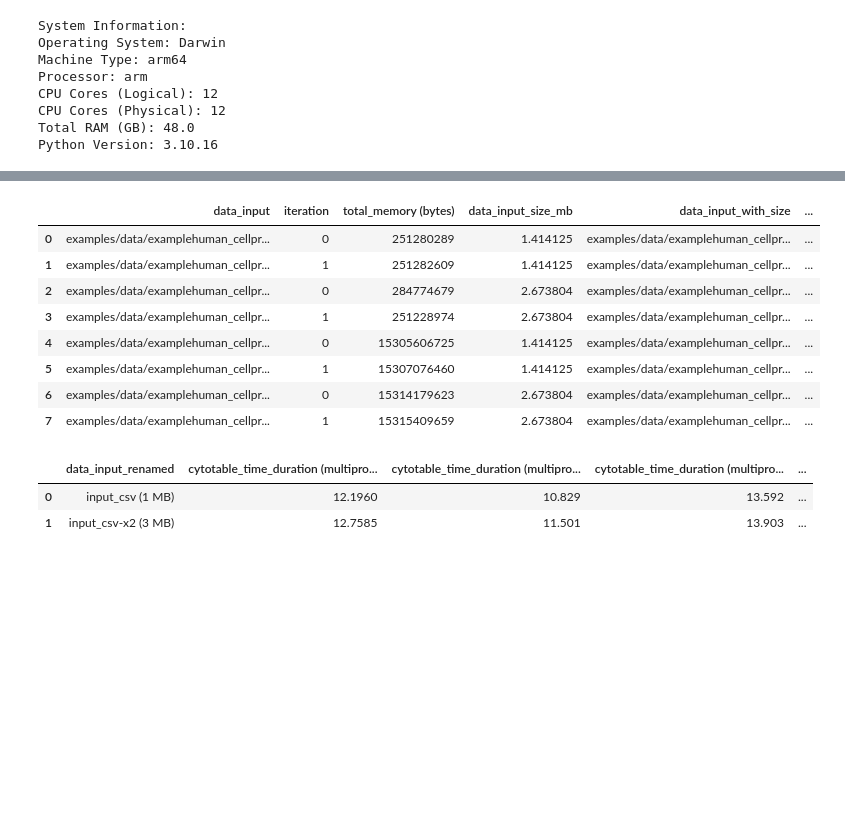
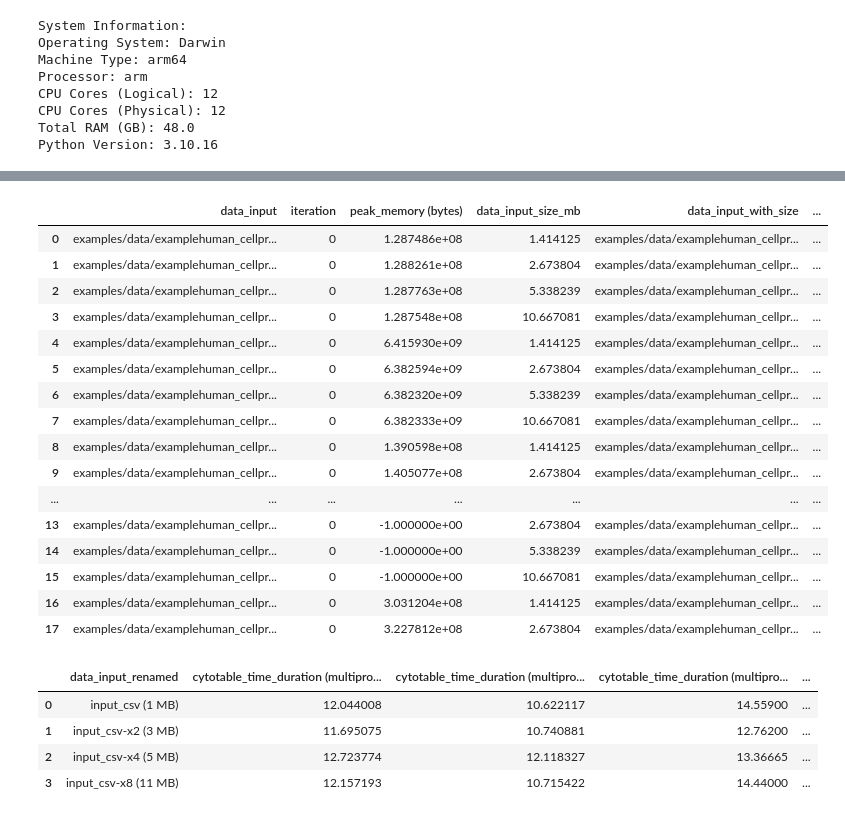
Before and after one commit to cytomining/CytoTable-benchmarks, a Jupyter notebook: notebooks/cytotable_and_pandas_analysis_csv.ipynb, the cells around one changed output, grey strips where cells are left out. Saved outputs shown, nothing was run; the diff lists cells and outputs as text; code cells hidden in the pictures; blank space fills up the shorter version.

```diff
--- a/notebooks/cytotable_and_pandas_analysis_csv.ipynb
+++ b/notebooks/cytotable_and_pandas_analysis_csv.ipynb
@@ -17,10 +17,16 @@ import plotly.express as px
 import plotly.io as pio
 import psutil
 from IPython.display import Image
-from utilities import get_system_info
+from utilities import (
+    get_memory_peak_and_time_duration,
+    get_parsl_peak_memory,
+    get_system_info,
+)
 
 # set plotly default theme
 pio.templates.default = "simple_white"
+# monitoring database for parsl multiprocessing work
+db_file = "runinfo/monitoring.db"
 # %%
 # show the system information
 _ = get_system_info(show_output=True)
@@ -82,18 +88,12 @@ example_data_list = [
     f"{examples_dir}/data/examplehuman_cellprofiler_features_csv-x1024",
     f"{examples_dir}/data/examplehuman_cellprofiler_features_csv-x2048",
     f"{examples_dir}/data/examplehuman_cellprofiler_features_csv-x4096",
-    f"{examples_dir}/data/examplehuman_cellprofiler_features_csv-x8192",
+    f"{examples_dir}/data/examplehuman_cellprofiler_features_csv-x8192"
+    f"{examples_dir}/data/examplehuman_cellprofiler_features_csv-x16384",
 ]
 
 # format for memray time strings
 tformat = "%Y-%m-%d %H:%M:%S.%f%z"
-# %%
-# avoid a "cold start" for tested packages by using them before benchmarks
-for example_file in example_files_list:
-    _ = subprocess.run(
-        ["python", example_file, example_data_list[0]],
-        check=True,
-    )
 # %%
 # Define the Parquet file path
 results_parquet_file = "cytotable_pandas_results.parquet"
@@ -239,9 +213,7 @@ def get_file_size_mb(path):
 
 
 # memory usage in MB
-df_results["total_memory (GB)"] = (
-    df_results["total_memory (bytes)"] / 1024 / 1024 / 1024
-)
+df_results["peak_memory (GB)"] = df_results["peak_memory (bytes)"] / 1024 / 1024 / 1024
 
 # data input size additions for greater context
 df_results["data_input_size_mb"] = df_results["data_input"].apply(get_file_size_mb)
@@ -280,39 +252,47 @@ df_results
 # %%
 # build cols for split reference in the plot
 df_results["cytotable_time_duration (multiprocess) (secs)"] = df_results[
     df_results["file_input"] == "cytotable_convert_examplehuman_multiprocess_csv.py"
 ]["time_duration (secs)"]
-df_results["cytotable_total_memory (multiprocess) (GB)"] = df_results[
+df_results["cytotable_peak_memory (multiprocess) (GB)"] = df_results[
     df_results["file_input"] == "cytotable_convert_examplehuman_multiprocess_csv.py"
-]["total_memory (GB)"]
+]["peak_memory (GB)"]
 df_results["cytotable_time_duration (multithread) (secs)"] = df_results[
     df_results["file_input"] == "cytotable_convert_examplehuman_multithread_csv.py"
 ]["time_duration (secs)"]
-df_results["cytotable_total_memory (multithread) (GB)"] = df_results[
+df_results["cytotable_peak_memory (multithread) (GB)"] = df_results[
     df_results["file_input"] == "cytotable_convert_examplehuman_multithread_csv.py"
-]["total_memory (GB)"]
+]["peak_memory (GB)"]
 df_results["pandas_time_duration (secs)"] = df_results[
     df_results["file_input"] == "pandas_merge_examplehuman_csv.py"
 ]["time_duration (secs)"]
-df_results["pandas_total_memory (GB)"] = df_results[
+df_results["pandas_peak_memory (GB)"] = df_results[
     df_results["file_input"] == "pandas_merge_examplehuman_csv.py"
-]["total_memory (GB)"]
+]["peak_memory (GB)"]
 df_results = (
     df_results.apply(lambda x: pd.Series(x.dropna().values))
-    .drop(["file_input", "time_duration (secs)", "total_memory (GB)"], axis=1)
+    .drop(["file_input", "time_duration (secs)", "peak_memory (GB)"], axis=1)
     .dropna()
 )
 df_results
 # %% [output]
-|  | data_input | iteration | total_memory (bytes) | data_input_size_mb | data_input_with_size | ... |
-| 0 | examples/data/examplehuman_cellpr... | 0 | 251280289 | 1.414125 | examples/data/examplehuman_cellpr... | ... |
-| 1 | examples/data/examplehuman_cellpr... | 1 | 251282609 | 1.414125 | examples/data/examplehuman_cellpr... | ... |
-| 2 | examples/data/examplehuman_cellpr... | 0 | 284774679 | 2.673804 | examples/data/examplehuman_cellpr... | ... |
-| 3 | examples/data/examplehuman_cellpr... | 1 | 251228974 | 2.673804 | examples/data/examplehuman_cellpr... | ... |
-| 4 | examples/data/examplehuman_cellpr... | 0 | 15305606725 | 1.414125 | examples/data/examplehuman_cellpr... | ... |
-| 5 | examples/data/examplehuman_cellpr... | 1 | 15307076460 | 1.414125 | examples/data/examplehuman_cellpr... | ... |
-| 6 | examples/data/examplehuman_cellpr... | 0 | 15314179623 | 2.673804 | examples/data/examplehuman_cellpr... | ... |
-| 7 | examples/data/examplehuman_cellpr... | 1 | 15315409659 | 2.673804 | examples/data/examplehuman_cellpr... | ... |
+|  | data_input | iteration | peak_memory (bytes) | data_input_size_mb | data_input_with_size | ... |
+| 0 | examples/data/examplehuman_cellpr... | 0 | 1.287486e+08 | 1.414125 | examples/data/examplehuman_cellpr... | ... |
+| 1 | examples/data/examplehuman_cellpr... | 0 | 1.288261e+08 | 2.673804 | examples/data/examplehuman_cellpr... | ... |
+| 2 | examples/data/examplehuman_cellpr... | 0 | 1.287763e+08 | 5.338239 | examples/data/examplehuman_cellpr... | ... |
+| 3 | examples/data/examplehuman_cellpr... | 0 | 1.287548e+08 | 10.667081 | examples/data/examplehuman_cellpr... | ... |
+| 4 | examples/data/examplehuman_cellpr... | 0 | 6.415930e+09 | 1.414125 | examples/data/examplehuman_cellpr... | ... |
+| 5 | examples/data/examplehuman_cellpr... | 0 | 6.382594e+09 | 2.673804 | examples/data/examplehuman_cellpr... | ... |
+| 6 | examples/data/examplehuman_cellpr... | 0 | 6.382320e+09 | 5.338239 | examples/data/examplehuman_cellpr... | ... |
+| 7 | examples/data/examplehuman_cellpr... | 0 | 6.382333e+09 | 10.667081 | examples/data/examplehuman_cellpr... | ... |
+| 8 | examples/data/examplehuman_cellpr... | 0 | 1.390598e+08 | 1.414125 | examples/data/examplehuman_cellpr... | ... |
+| 9 | examples/data/examplehuman_cellpr... | 0 | 1.405077e+08 | 2.673804 | examples/data/examplehuman_cellpr... | ... |
+| ... | ... | ... | ... | ... | ... | ... |
+| 13 | examples/data/examplehuman_cellpr... | 0 | -1.000000e+00 | 2.673804 | examples/data/examplehuman_cellpr... | ... |
+| 14 | examples/data/examplehuman_cellpr... | 0 | -1.000000e+00 | 5.338239 | examples/data/examplehuman_cellpr... | ... |
+| 15 | examples/data/examplehuman_cellpr... | 0 | -1.000000e+00 | 10.667081 | examples/data/examplehuman_cellpr... | ... |
+| 16 | examples/data/examplehuman_cellpr... | 0 | 3.031204e+08 | 1.414125 | examples/data/examplehuman_cellpr... | ... |
+| 17 | examples/data/examplehuman_cellpr... | 0 | 3.227812e+08 | 2.673804 | examples/data/examplehuman_cellpr... | ... |
 # %%
 # Group by data_input_renamed and calculate mean, min, and max
 aggregated_results = df_results.groupby("data_input_renamed").agg(
@@ -320,9 +300,9 @@ aggregated_results = df_results.groupby("data_input_renamed").agg(
         "cytotable_time_duration (multiprocess) (secs)": ["mean", "min", "max"],
         "cytotable_time_duration (multithread) (secs)": ["mean", "min", "max"],
         "pandas_time_duration (secs)": ["mean", "min", "max"],
-        "cytotable_total_memory (multiprocess) (GB)": ["mean", "min", "max"],
-        "cytotable_total_memory (multithread) (GB)": ["mean", "min", "max"],
-        "pandas_total_memory (GB)": ["mean", "min", "max"],
+        "cytotable_peak_memory (multiprocess) (GB)": ["mean", "min", "max"],
+        "cytotable_peak_memory (multithread) (GB)": ["mean", "min", "max"],
+        "pandas_peak_memory (GB)": ["mean", "min", "max"],
     }
 )
 # Flatten the multi-level columns
@@ -348,8 +328,10 @@ aggregated_results = aggregated_results.sort_values(
 aggregated_results
 # %% [output]
 |  | data_input_renamed | cytotable_time_duration (multipro... | cytotable_time_duration (multipro... | cytotable_time_duration (multipro... | ... |
-| 0 | input_csv (1 MB) | 12.1960 | 10.829 | 13.592 | ... |
-| 1 | input_csv-x2 (3 MB) | 12.7585 | 11.501 | 13.903 | ... |
+| 0 | input_csv (1 MB) | 12.044008 | 10.622117 | 14.55900 | ... |
+| 1 | input_csv-x2 (3 MB) | 11.695075 | 10.740881 | 12.76200 | ... |
+| 2 | input_csv-x4 (5 MB) | 12.723774 | 12.118327 | 13.36665 | ... |
+| 3 | input_csv-x8 (11 MB) | 12.157193 | 10.715422 | 14.44000 | ... |
 # %%
 # Time plot with min and max errors
 fig = px.line(
```
Also changed, not shown: parts of 4 cells of this notebook, 8 other files.
